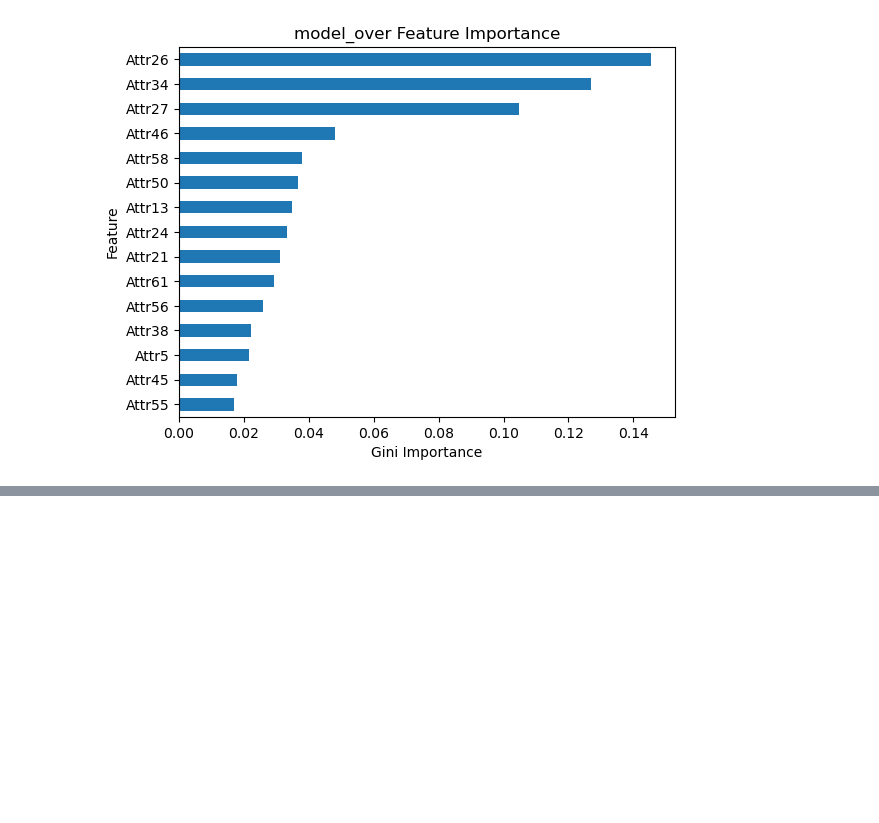
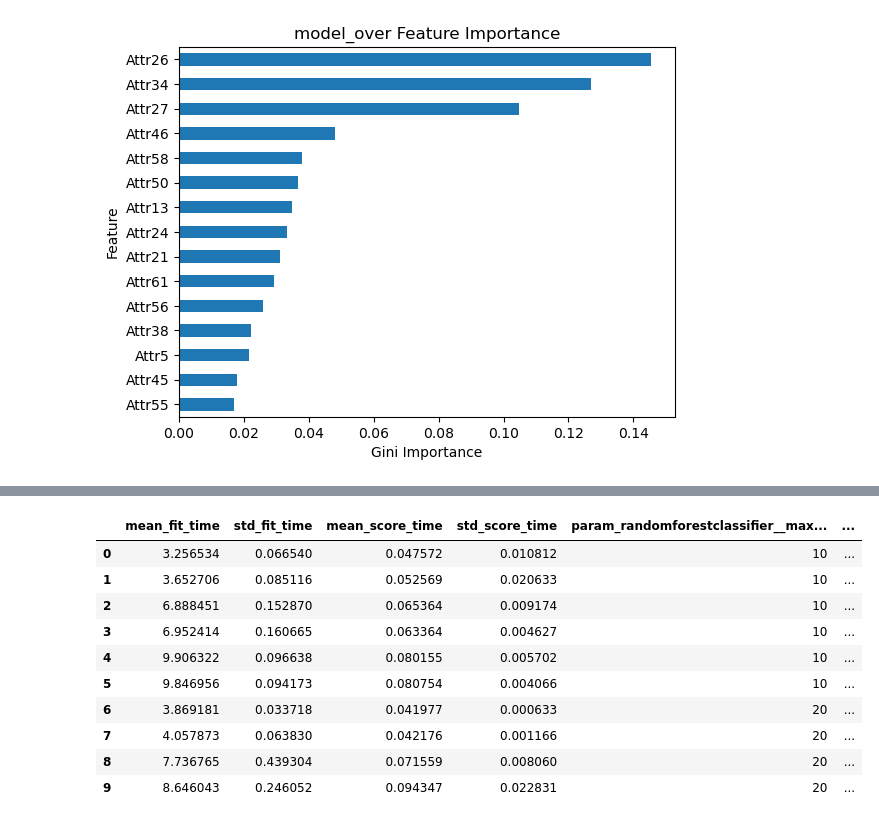
Before and after one commit to kriung/Corporate-Bankruptcy-Prediction, a Jupyter notebook: bankruptcy_predictor.ipynb, the cells around one changed output, grey strips where cells are left out. Saved outputs shown, nothing was run; the diff lists cells and outputs as text; code cells hidden in the pictures; blank space fills up the shorter version.

```diff
--- a/bankruptcy_predictor.ipynb
+++ b/bankruptcy_predictor.ipynb
@@ -227,0 +320,16 @@ with open("dt_classifier.pkl", "wb") as f:
+# %%
+#Grid Search CV results
+cv_results = pd.DataFrame(model.cv_results_)
+cv_results.head(10)
+# %% [output]
+|  | mean_fit_time | std_fit_time | mean_score_time | std_score_time | param_randomforestclassifier__max... | ... |
+| 0 | 3.256534 | 0.066540 | 0.047572 | 0.010812 | 10 | ... |
+| 1 | 3.652706 | 0.085116 | 0.052569 | 0.020633 | 10 | ... |
+| 2 | 6.888451 | 0.152870 | 0.065364 | 0.009174 | 10 | ... |
+| 3 | 6.952414 | 0.160665 | 0.063364 | 0.004627 | 10 | ... |
+| 4 | 9.906322 | 0.096638 | 0.080155 | 0.005702 | 10 | ... |
+| 5 | 9.846956 | 0.094173 | 0.080754 | 0.004066 | 10 | ... |
+| 6 | 3.869181 | 0.033718 | 0.041977 | 0.000633 | 20 | ... |
+| 7 | 4.057873 | 0.063830 | 0.042176 | 0.001166 | 20 | ... |
+| 8 | 7.736765 | 0.439304 | 0.071559 | 0.008060 | 20 | ... |
+| 9 | 8.646043 | 0.246052 | 0.094347 | 0.022831 | 20 | ... |
```
Also changed, not shown: parts of 37 cells of this notebook, 3 other files.
